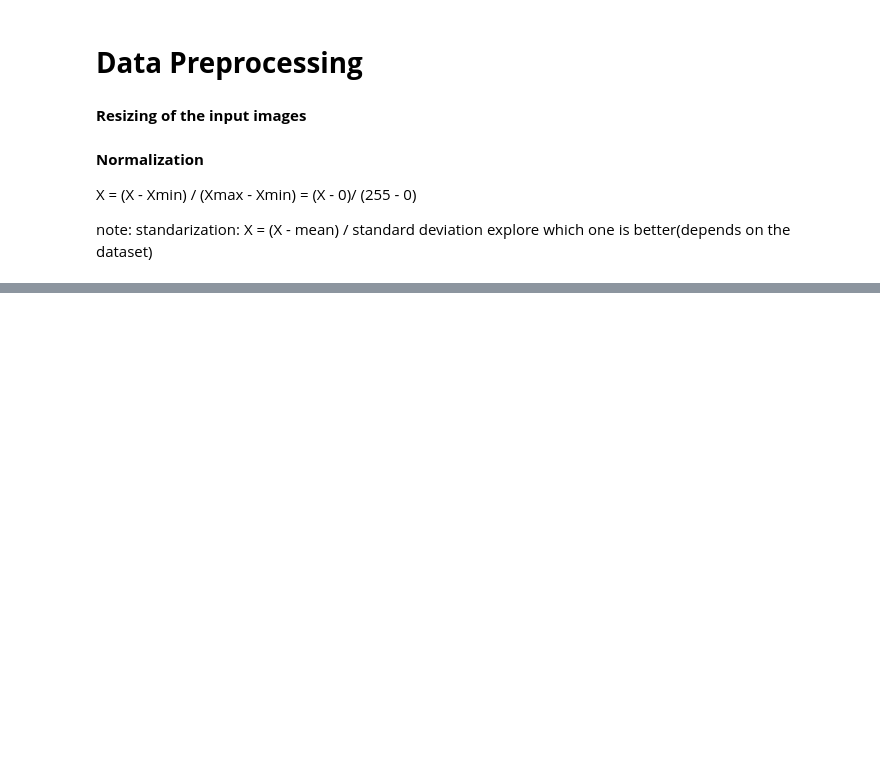
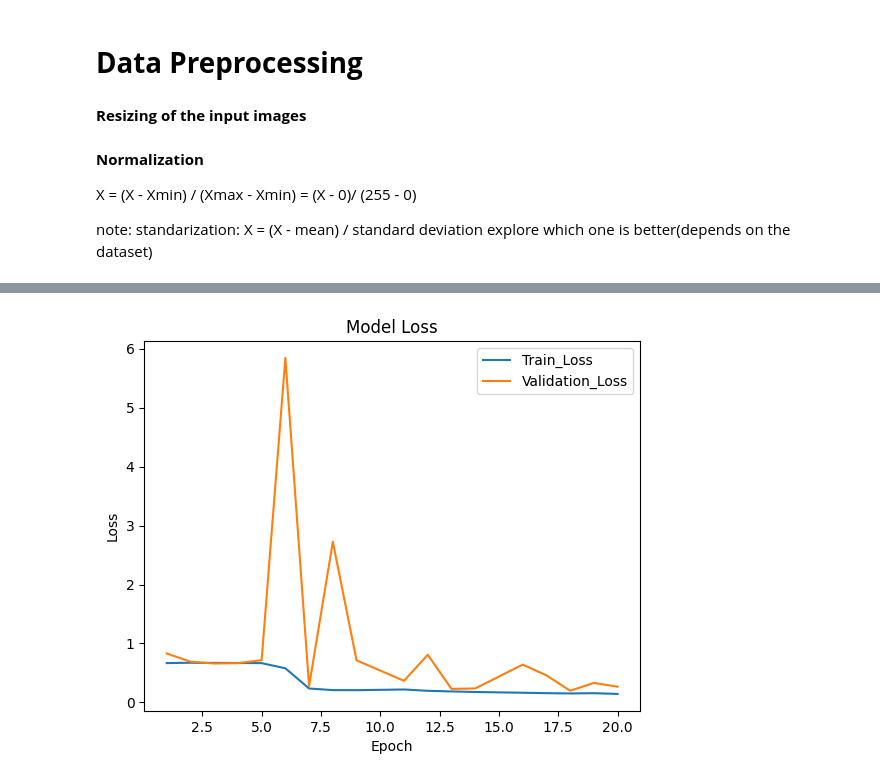
Before and after one commit to ahmadayoubi404/Deep-Learning, a Jupyter notebook: 5_Malaria_Diagnosis.ipynb, the cells around one changed output, grey strips where cells are left out. Drawn from its saved outputs; the diff is of its cells as text; code cells hidden in the pictures; blank space fills up the shorter version.

```diff
--- a/5_Malaria_Diagnosis.ipynb
+++ b/5_Malaria_Diagnosis.ipynb
@@ -160,2 +255,20 @@ plt.show()
+# %%
+# Copy the loss and val_loss data, excluding epochs 10 and 15
+loss = [history.history['loss'][i] for i in range(len(history.history['loss'])) if i not in [9, 14]]
+val_loss = [history.history['val_loss'][i] for i in range(len(history.history['val_loss'])) if i not in [9, 14]]
+
+# Generate a list of epoch numbers, excluding 10 and 15
+epochs = [i+1 for i in range(len(history.history['loss'])) if i not in [9, 14]]
+
+# Plot the filtered data
+plt.plot(epochs, loss)
+plt.plot(epochs, val_loss)
+plt.title('Model Loss')
+plt.ylabel('Loss')
+plt.xlabel('Epoch')
+plt.legend(['Train_Loss', 'Validation_Loss'])
+plt.show()
+# %% [output]
+[figure, added]
 # %%
 train_dataset
```
Also changed, not shown: parts of 32 cells of this notebook.
